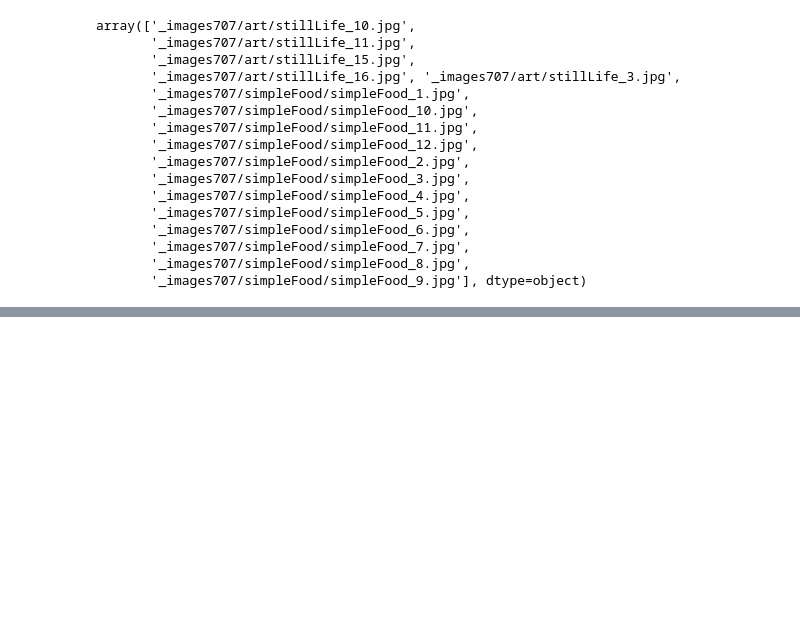
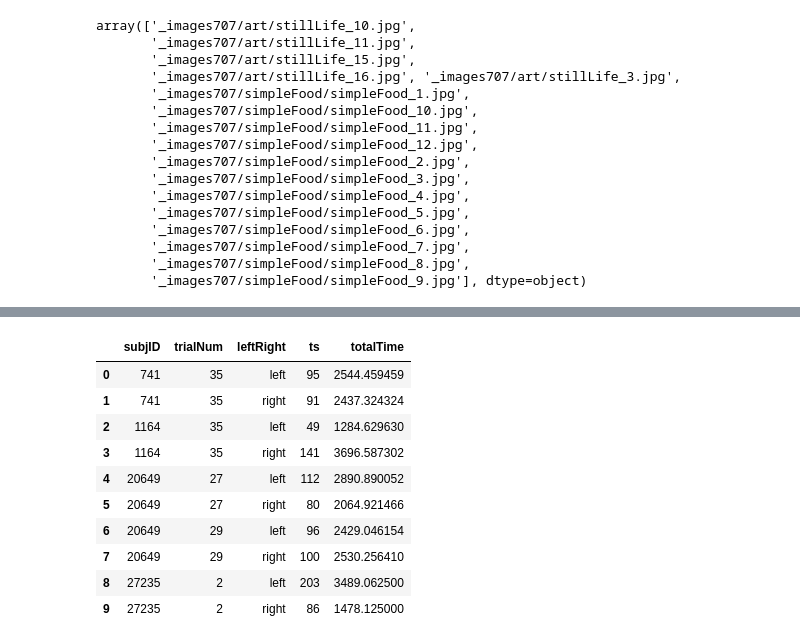
Before and after one commit to jeffmacinnes/cursorTracking, a Jupyter notebook: analysis/eyeBias/leftRightBias_analysis.ipynb, the cells around one changed output, grey strips where cells are left out. Drawn from its saved outputs; the diff is of its cells as text; code cells hidden in the pictures; blank space fills up the shorter version.

```diff
--- a/analysis/eyeBias/leftRightBias_analysis.ipynb
+++ b/analysis/eyeBias/leftRightBias_analysis.ipynb
@@ -122,0 +139,2 @@ stimSize
+# %%
+df['leftRight'] = df.apply(left_vs_right, axis=1)
@@ -122,0 +154,4 @@ stimSize
+# %%
+# create a table showing the mean frame interval on each trial
+trialFrameTimes = df.groupby(['subjID', 'trialNum'], as_index=False).ts.agg(lambda x: x.diff().mean())
+trialFrameTimes.head(10)
@@ -122,0 +170,4 @@ stimSize
+# %%
+# create a table showing the number of datapoints labeled for each half
+ptsPerHalf = df.groupby(['subjID', 'trialNum', 'leftRight'], as_index=False).ts.agg(lambda x: len(x))
+ptsPerHalf.head(10)
@@ -122,0 +186,25 @@ stimSize
+# %%
+# function to calculate time per half
+def calculateTimePerHalf(row):
+    # get the mean froma interval for this trial
+    meanFrameInterval = trialFrameTimes[(trialFrameTimes.subjID == row['subjID']) &
+                            (trialFrameTimes.trialNum == row['trialNum'])]['ts'].item()
+
+    # multiply the mean frame interval by the number of frames
+    totalTime = meanFrameInterval * row['ts']
+    return totalTime
+# %%
+ptsPerHalf['totalTime'] = ptsPerHalf.apply(calculateTimePerHalf, axis=1)
+ptsPerHalf.head(10)
+# %% [output]
+|  | subjID | trialNum | leftRight | ts | totalTime |
+| 0 | 741 | 35 | left | 95 | 2544.459459 |
+| 1 | 741 | 35 | right | 91 | 2437.324324 |
+| 2 | 1164 | 35 | left | 49 | 1284.629630 |
+| 3 | 1164 | 35 | right | 141 | 3696.587302 |
+| 4 | 20649 | 27 | left | 112 | 2890.890052 |
+| 5 | 20649 | 27 | right | 80 | 2064.921466 |
+| 6 | 20649 | 29 | left | 96 | 2429.046154 |
+| 7 | 20649 | 29 | right | 100 | 2530.256410 |
+| 8 | 27235 | 2 | left | 203 | 3489.062500 |
+| 9 | 27235 | 2 | right | 86 | 1478.125000 |
```
Also changed, not shown: parts of 28 cells of this notebook.
